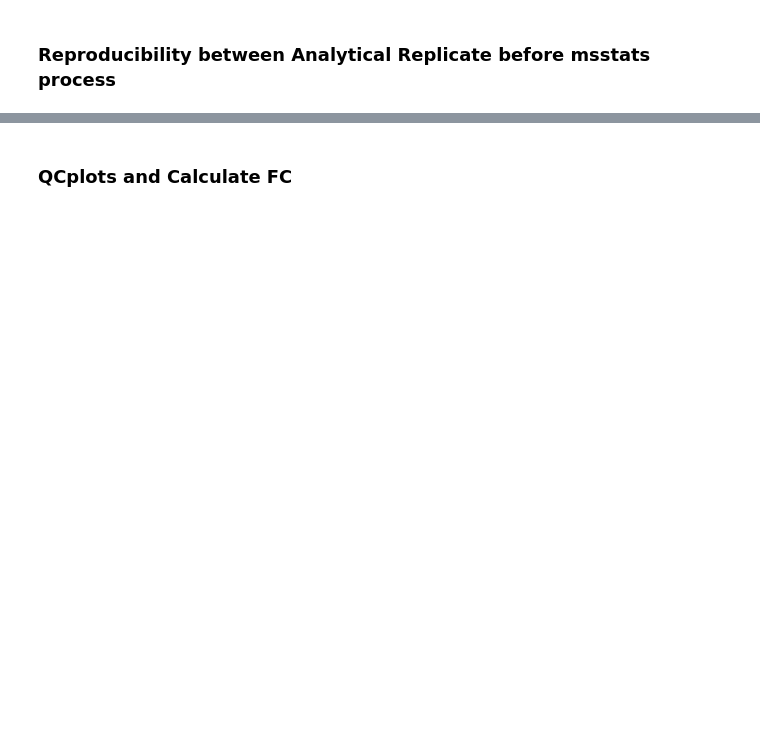
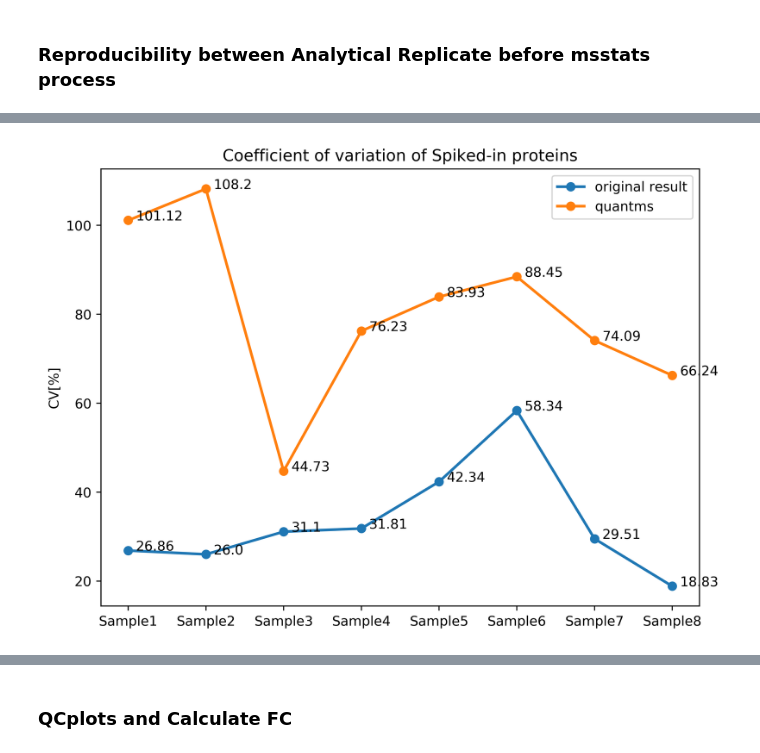
Before and after one commit to ypriverol/quantms-research, a Jupyter notebook: notebooks/PASS00589.ipynb, the cells around one changed output, grey strips where cells are left out. Cells and saved outputs as stored; diff of their text form; code cells hidden in the pictures; blank space fills up the shorter version.

```diff
--- a/notebooks/PASS00589.ipynb
+++ b/notebooks/PASS00589.ipynb
@@ -63,0 +164,91 @@ plt.show()
+# %%
+n_data = pd.DataFrame(None,columns = ['ProteinName','TechRep1','TechRep2', 'TechRep3', 'Condition', "CV[%]"])
+for Protein in np.unique(original_spiked['Protein']):
+    spec_protein = original_spiked.loc[original_spiked['Protein'] == Protein]
+
+    # summarized protein intensity in a technical replicate
+    for i in range(1, 9):
+        p_condition = spec_protein[['Sample' + str(i) + "Rep1", 'Sample' + str(i) + "Rep2", 'Sample' + str(i) + "Rep3"]]
+        t = p_condition.dropna(axis=1, how="all")
+
+        # proteins were filtered out if not quantified in all replicates
+        if t.shape[1]<3:
+            continue
+
+        tech_intensity = []
+        pep_intensity = {'Rep1':[], 'Rep2':[], 'Rep3':[]}
+        for pep in np.unique(spec_protein['Peptide']):
+            pep_intensity['Rep1'].append(np.sum(spec_protein[spec_protein['Peptide'] == pep]['Sample' + str(i) + 'Rep1']))
+            pep_intensity['Rep2'].append(np.sum(spec_protein[spec_protein['Peptide'] == pep]['Sample' + str(i) + 'Rep2']))
+            pep_intensity['Rep3'].append(np.sum(spec_protein[spec_protein['Peptide'] == pep]['Sample' + str(i) + 'Rep3']))
+        tech_intensity.append(np.median(pep_intensity['Rep1']))
+        tech_intensity.append(np.median(pep_intensity['Rep2']))
+        tech_intensity.append(np.median(pep_intensity['Rep3']))
+
+        mean = np.mean(tech_intensity)
+        std = np.std(tech_intensity)
+        n_data = n_data.append({'ProteinName':Protein,'TechRep1':tech_intensity[0],
+                       'TechRep2': tech_intensity[1], 'TechRep3': tech_intensity[2],
+                       'Condition': "Sample" + str(i), "CV[%]": 100 * (std / mean)}, ignore_index=True)
+
+conditions = np.unique(n_data["Condition"])
+conditions = sorted(conditions, key= lambda x: float(x.replace("Sample","")))
+cvs = []
+xticks = []
+plt.figure(figsize=(8,6), dpi=500)
+for condition in conditions:
+    cvs.append(np.mean(n_data[n_data['Condition'] == condition]["CV[%]"]))
+
+plt.plot(range(8), cvs, linewidth=2, marker='o', markersize=6)
+for i in range(8):
+    plt.text(i+0.1, cvs[i], round(cvs[i], 2))
+
+
+# quantms result
+n_data = pd.DataFrame(None,columns = ['ProteinName','TechRep1','TechRep2', 'TechRep3', 'Condition', "CV[%]"])
+for condition in np.unique(quantms['Condition']):
+    if len(quantms.loc[(-quantms['ProteinName'].str.contains("HUMAN")) & (quantms['Condition'] == condition)]) < 3:
+        continue
+    quant_condition = quantms.loc[(-quantms['ProteinName'].str.contains("HUMAN")) & (quantms['Condition'] == condition)]
+    for protein in np.unique(quant_condition['ProteinName']):
+        msruns = np.unique(quant_condition[quant_condition['ProteinName'] == protein]['Run'])
+
+        # proteins were filtered out if not quantified in all replicates
+        if len(msruns) < 3:
+            continue
+
+        tech_intensity = []
+        # summarized protein intensity in a technical replicate
+        for run in msruns:
+            t = quant_condition[(quant_condition['ProteinName'] == protein) & ((quant_condition['Run'] == run))]
+            pep_intensity = []
+            for pep in np.unique(t['PeptideSequence']):
+                pep_intensity.append(np.sum(t[t['PeptideSequence'] == pep]['Intensity']))
+
+            tech_intensity.append(np.median(pep_intensity))
+        mean = np.mean(tech_intensity)
+        std = np.std(tech_intensity)
+        n_data = n_data.append({'ProteinName':protein,'TechRep1':tech_intensity[0],
+                       'TechRep2': tech_intensity[1], 'TechRep3': tech_intensity[2],
+                       'Condition': condition, "CV[%]": 100 * (std / mean)}, ignore_index=True)
+
+# calcualte average CV in UPS1 proteins without missing value
+cvs = []
+xticks = []
+# plt.figure(figsize=(8,6), dpi=500)
+conditions = np.unique(n_data["Condition"])
+conditions = sorted(conditions, key= lambda x: float(x.replace("Sample","")))
+for condition in conditions:
+    cvs.append(np.mean(n_data[n_data['Condition'] == condition]["CV[%]"]))
+    xticks.append(condition)
+
+plt.plot(range(8), cvs, linewidth=2, marker='o', markersize=6)
+plt.xticks(range(8), xticks)
+for i in range(8):
+    plt.text(i+0.1, cvs[i], round(cvs[i], 2))
+plt.ylabel('CV[%]')
+plt.title('Coefficient of variation of Spiked-in proteins')
+plt.legend(['original result', 'quantms'])
+plt.show()
+# %% [output]
+[figure, added]
```
Also changed, not shown: parts of 40 cells of this notebook, 8 other files.
